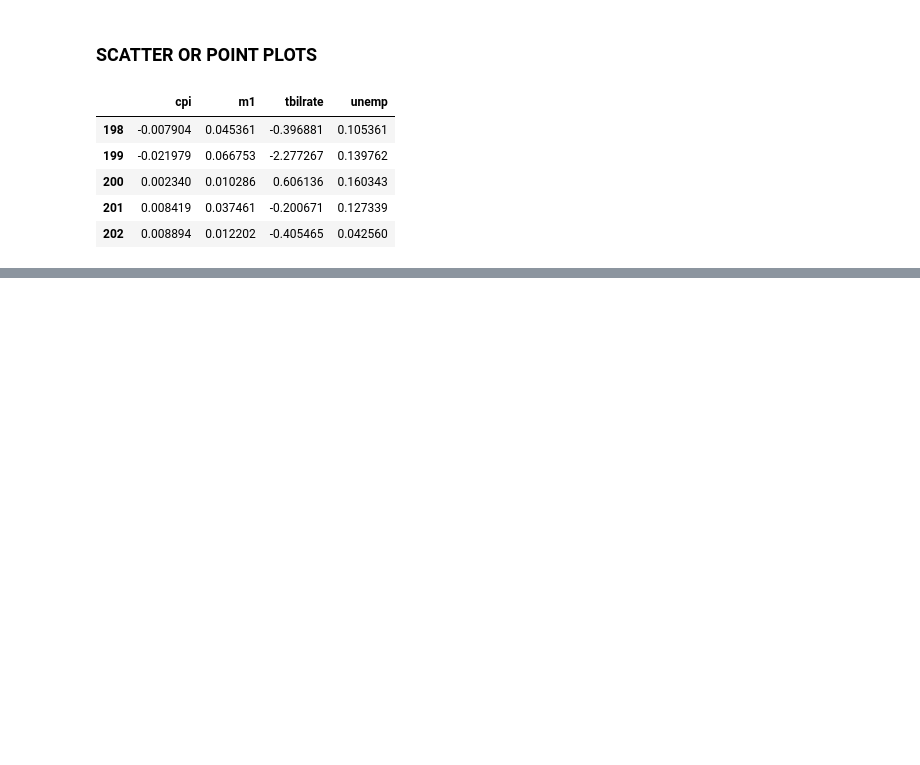
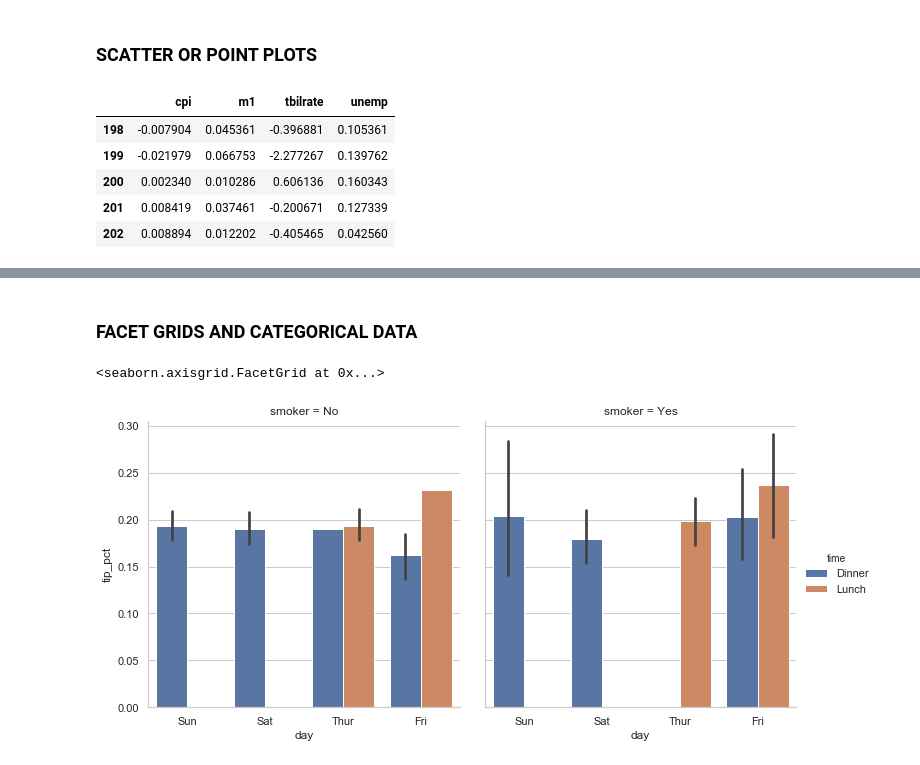
Before and after one commit to indrajeet007/Python-Data-Analysis-Notes, a Jupyter notebook: notebooks/Plotting with Pandas and Seaborn.ipynb, the cells around one changed output, grey strips where cells are left out. Drawn from its saved outputs; the diff is of its cells as text; code cells hidden in the pictures; blank space fills up the shorter version.

```diff
--- a/notebooks/Plotting with Pandas and Seaborn.ipynb
+++ b/notebooks/Plotting with Pandas and Seaborn.ipynb
@@ -270,0 +284,11 @@ trans_data[-5:]
+# %% [markdown]
+### FACET GRIDS AND CATEGORICAL DATA
+# %%
+# additional grouping dimensions? - use 'facet grid'
+# factorplot - plot faceted plots - deprecated
+# use catplot as the new function
+sns.catplot(x='day', y='tip_pct', hue='time', col='smoker',
+               kind='bar', data=tips[tips.tip_pct < 1])
+# %% [output]
+<seaborn.axisgrid.FacetGrid at 0x...>
+[figure, added]
```
Also changed, not shown: parts of 19 cells of this notebook.
